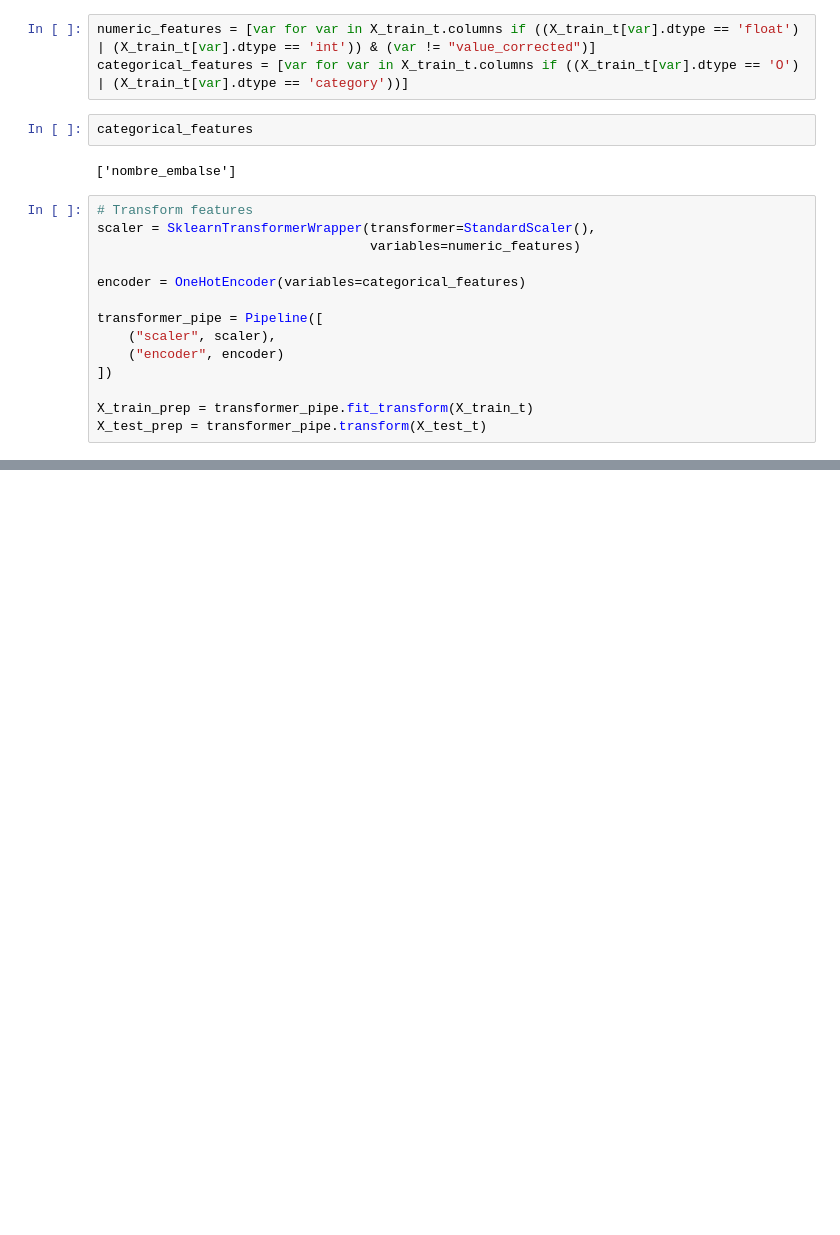
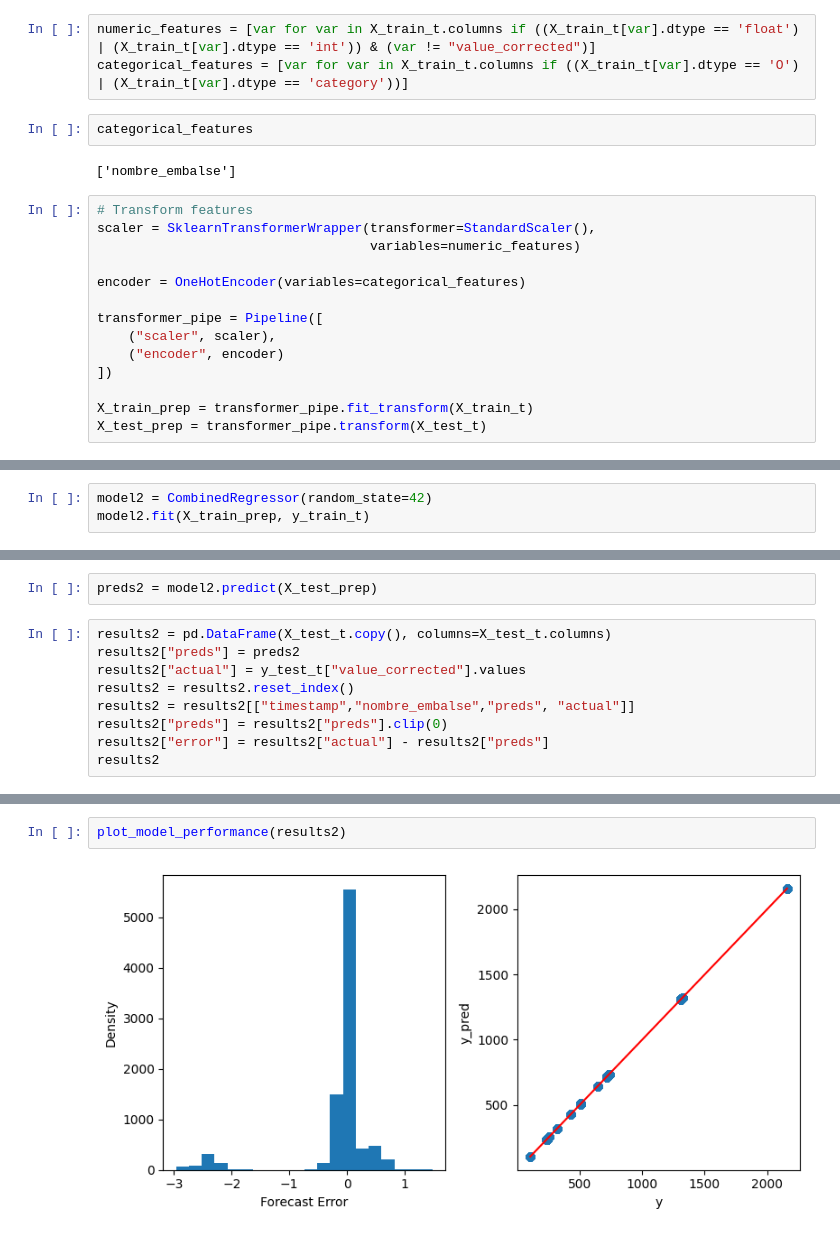
Before and after one commit to sebacastrocba/Forecasting-reservoir-level, a Jupyter notebook: notebooks/01_model_experiments.ipynb, the cells around one changed output, grey strips where cells are left out. Cells and saved outputs as stored; diff of their text form; blank space fills up the shorter version.

```diff
--- a/notebooks/01_model_experiments.ipynb
+++ b/notebooks/01_model_experiments.ipynb
@@ -372,0 +495,3 @@ NameError: name 'LinearRegression' is not defined
+# %%
+model2 = CombinedRegressor(random_state=42)
+model2.fit(X_train_prep, y_train_t)
@@ -372,0 +500,11 @@ NameError: name 'LinearRegression' is not defined
+# %%
+preds2 = model2.predict(X_test_prep)
+# %%
+results2 = pd.DataFrame(X_test_t.copy(), columns=X_test_t.columns)
+results2["preds"] = preds2
+results2["actual"] = y_test_t["value_corrected"].values
+results2 = results2.reset_index()
+results2 = results2[["timestamp","nombre_embalse","preds", "actual"]]
+results2["preds"] = results2["preds"].clip(0)
+results2["error"] = results2["actual"] - results2["preds"]
+results2
@@ -372,0 +525,4 @@ NameError: name 'LinearRegression' is not defined
+# %%
+plot_model_performance(results2)
+# %% [output]
+[figure, added]
```
Also changed, not shown: parts of 33 cells of this notebook, 5 other files.
